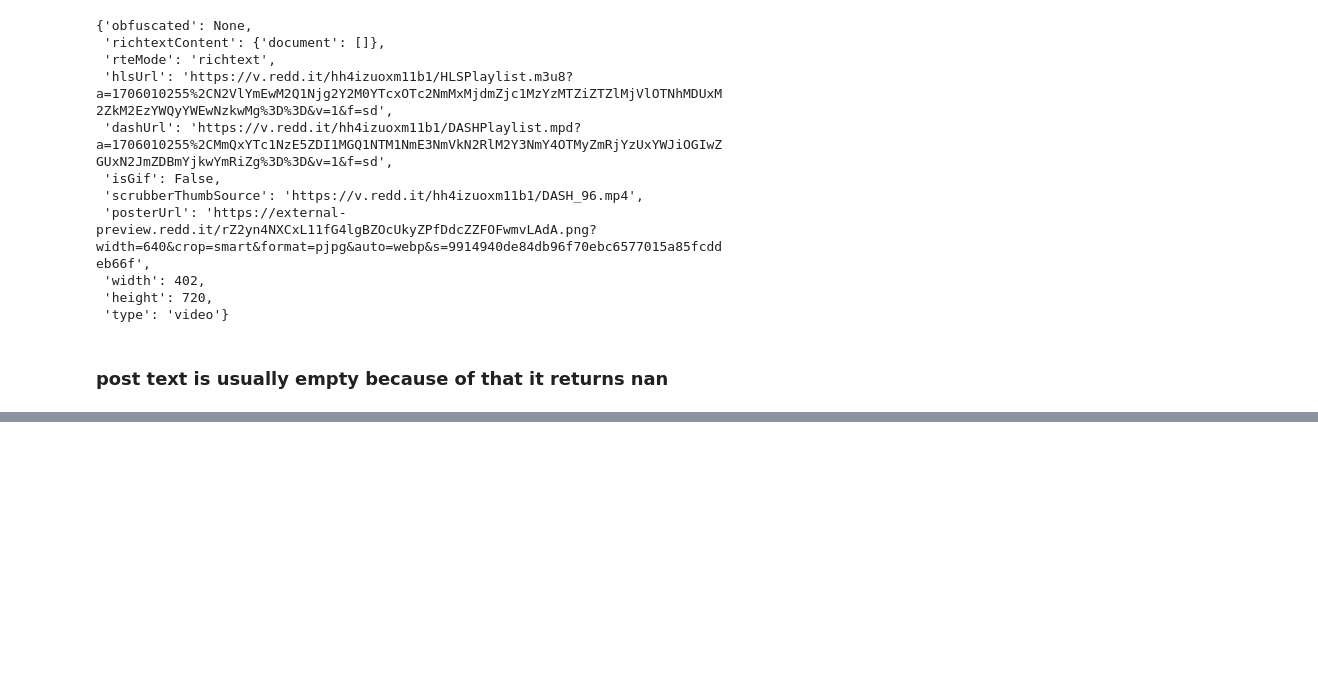
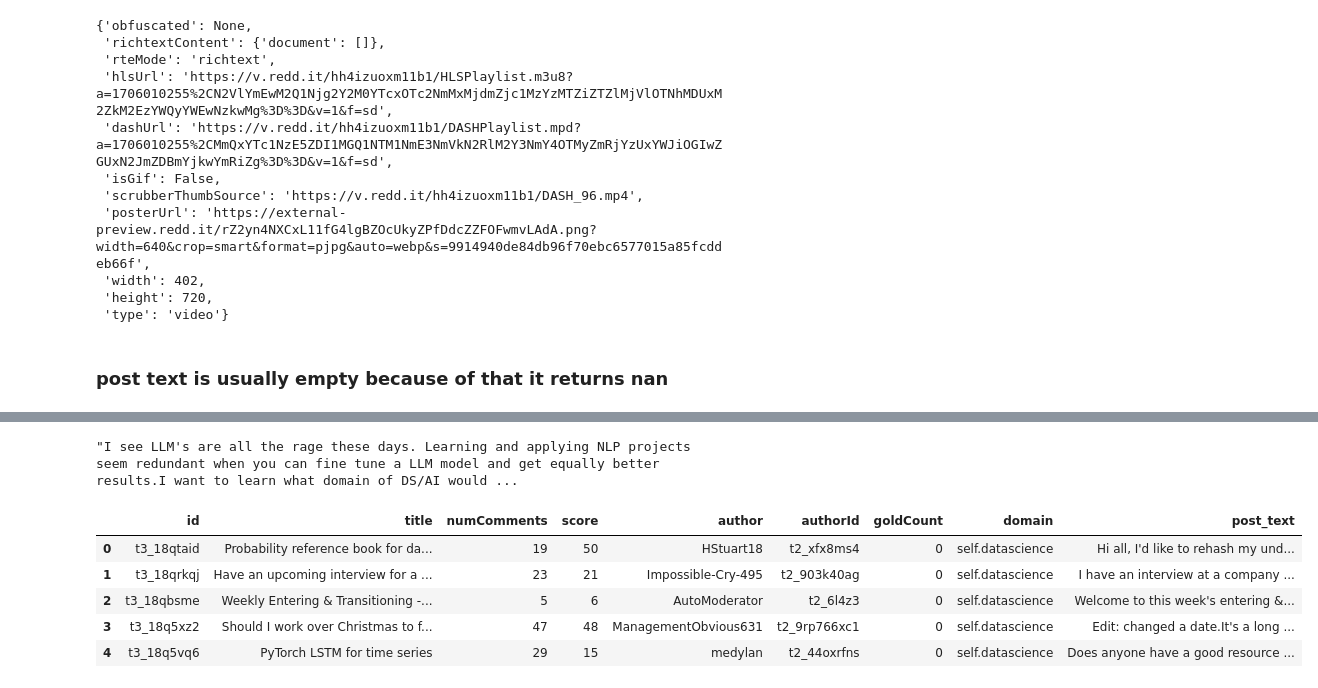
Before and after one commit to AslihanYoldas/Data-Science-reddit-api-project-Ada-lovelace-academy, a Jupyter notebook: main.ipynb, the cells around one changed output, grey strips where cells are left out. Saved outputs shown, nothing was run; the diff lists cells and outputs as text; code cells hidden in the pictures; blank space fills up the shorter version.

Commit message:
Error solved. Get the all post text data as string and added column to dataframe and save as csv file

```diff
--- a/main.ipynb
+++ b/main.ipynb
@@ -222,0 +214,3 @@ KeyError: 'c'
+# %%
+for post in data_science_posts['data']['posts']:
+    print(post['media']['richtextContent']['document'])
@@ -222,0 +263,38 @@ KeyError: 'c'
+# %%
+def get_post_text(post_text):
+    post_string=""
+    if (len(post_text) == 0):
+        return "None"
+
+    for text in post_text:
+        try:
+           for line in text['c']:
+
+               post_string+= line['t']
+
+        except KeyError:
+            try:
+                for sentence in line['c']:
+                    post_string += sentence['c'][0]['t']
+            except:
+                continue # for the 'e' key that we dont need
+
+
+    return post_string
+# %%
+post_texts = [get_post_text(post['media']['richtextContent']['document']) for post in data_science_posts['data']['posts']]
+# %%
+post_texts[7]
+# %% [output]
+"I see LLM's are all the rage these days. Learning and applying NLP projects seem redundant when you can fine tune a LLM model and get equally better results.I want to learn what domain of DS/AI would ...
+# %%
+ds_posts_df['post_text'] =post_texts
+# %%
+ds_posts_df.head()
+# %% [output]
+|  | id | title | numComments | score | author | authorId | goldCount | domain | post_text |
+| 0 | t3_18qtaid | Probability reference book for da... | 19 | 50 | HStuart18 | t2_xfx8ms4 | 0 | self.datascience | Hi all, I'd like to rehash my und... |
+| 1 | t3_18qrkqj | Have an upcoming interview for a ... | 23 | 21 | Impossible-Cry-495 | t2_903k40ag | 0 | self.datascience | I have an interview at a company ... |
+| 2 | t3_18qbsme | Weekly Entering & Transitioning -... | 5 | 6 | AutoModerator | t2_6l4z3 | 0 | self.datascience | Welcome to this week's entering &... |
+| 3 | t3_18q5xz2 | Should I work over Christmas to f... | 47 | 48 | ManagementObvious631 | t2_9rp766xc1 | 0 | self.datascience | Edit: changed a date.It's a long ... |
+| 4 | t3_18q5vq6 | PyTorch LSTM for time series | 29 | 15 | medylan | t2_44oxrfns | 0 | self.datascience | Does anyone have a good resource ... |
```
Also changed, not shown: parts of 9 cells of this notebook, 1 other file.
